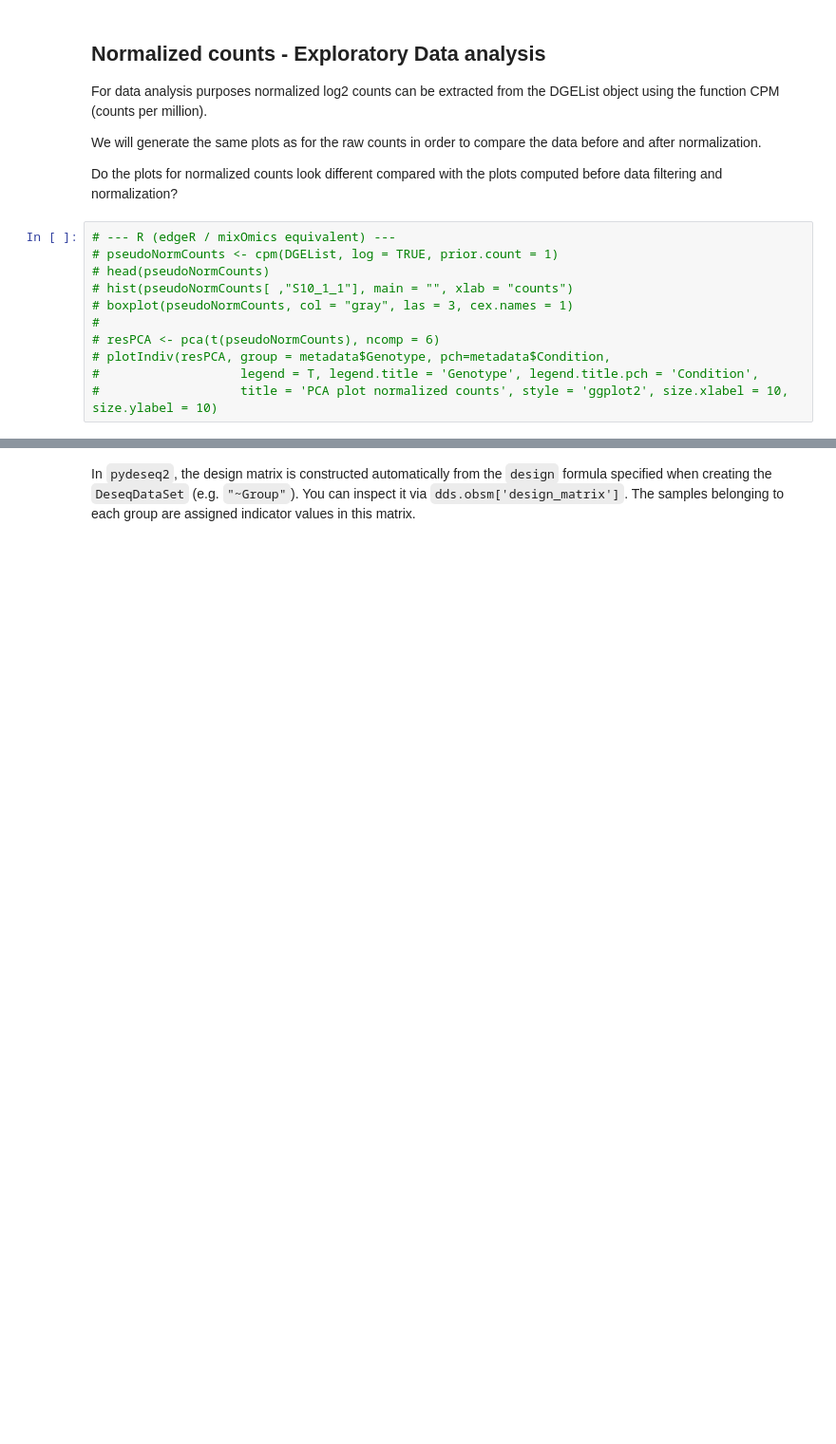
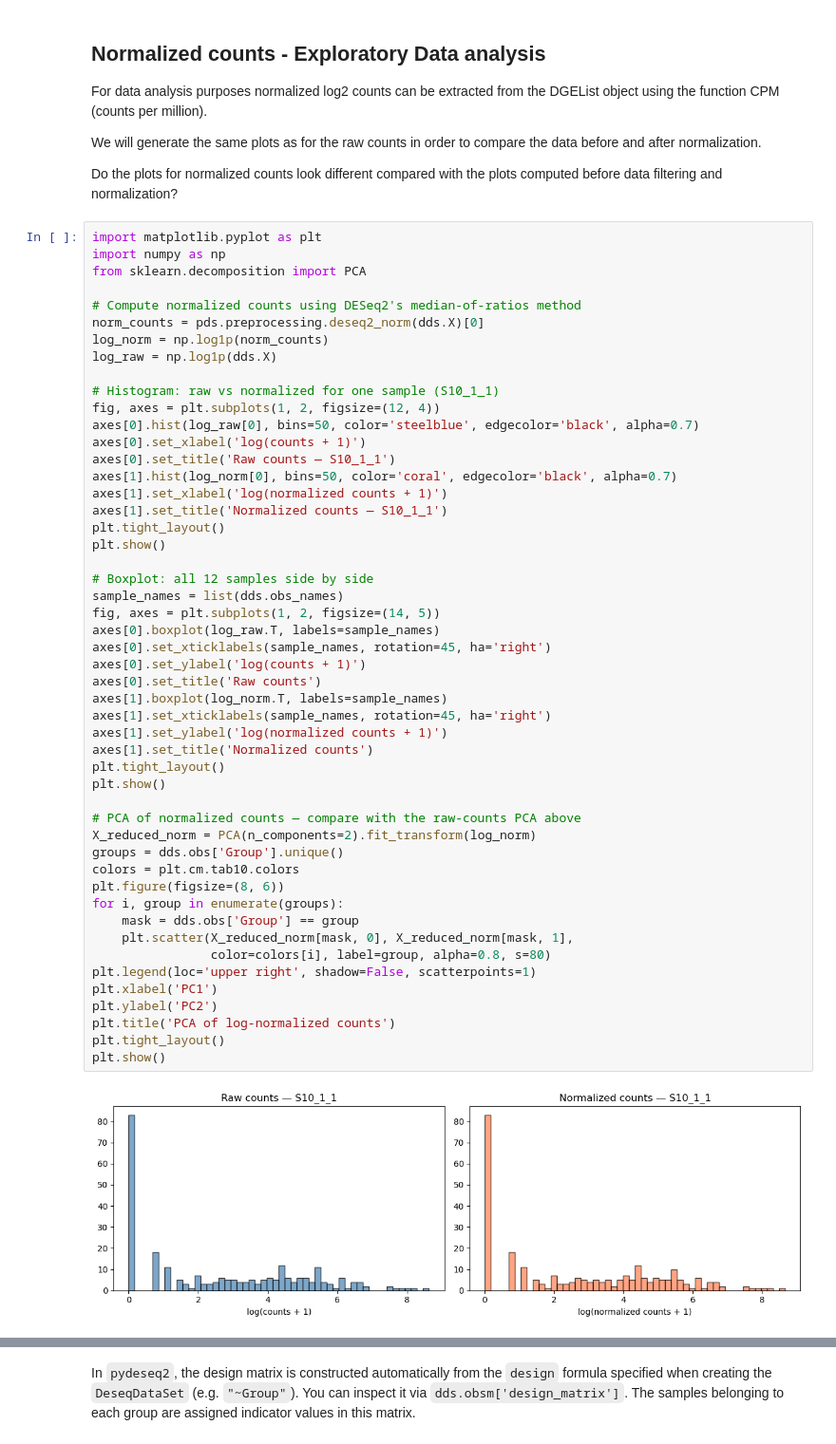
Before and after one commit to hds-sandbox/Intro-NGS-AU_course, a Jupyter notebook: Notebooks-dev/03_bulk_RNA_analysis_pydeseq2.ipynb, the cells around one changed output, grey strips where cells are left out. Shown at 95% size. Saved outputs shown, nothing was run; the diff lists cells and outputs as text; blank space fills up the shorter version.

```diff
--- a/Notebooks-dev/03_bulk_RNA_analysis_pydeseq2.ipynb
+++ b/Notebooks-dev/03_bulk_RNA_analysis_pydeseq2.ipynb
@@ -215,14 +271,55 @@ For data analysis purposes normalized log2 counts can be extracted from the DGEL
 We will generate the same plots as for the raw counts in order to compare the data before and after normalization.
 
 Do the plots for normalized counts look different compared with the plots computed before data filtering and normalization?
-# %%
-# --- R (edgeR / mixOmics equivalent) ---
-# pseudoNormCounts <- cpm(DGEList, log = TRUE, prior.count = 1)
-# head(pseudoNormCounts)
-# hist(pseudoNormCounts[ ,"S10_1_1"], main = "", xlab = "counts")
-# boxplot(pseudoNormCounts, col = "gray", las = 3, cex.names = 1)
-#
-# resPCA <- pca(t(pseudoNormCounts), ncomp = 6)
-# plotIndiv(resPCA, group = metadata$Genotype, pch=metadata$Condition,
-#                   legend = T, legend.title = 'Genotype', legend.title.pch = 'Condition',
-#                   title = 'PCA plot normalized counts', style = 'ggplot2', size.xlabel = 10, size.ylabel = 10)
+# %%
+import matplotlib.pyplot as plt
+import numpy as np
+from sklearn.decomposition import PCA
+
+# Compute normalized counts using DESeq2's median-of-ratios method
+norm_counts = pds.preprocessing.deseq2_norm(dds.X)[0]
+log_norm = np.log1p(norm_counts)
+log_raw = np.log1p(dds.X)
+
+# Histogram: raw vs normalized for one sample (S10_1_1)
+fig, axes = plt.subplots(1, 2, figsize=(12, 4))
+axes[0].hist(log_raw[0], bins=50, color='steelblue', edgecolor='black', alpha=0.7)
+axes[0].set_xlabel('log(counts + 1)')
+axes[0].set_title('Raw counts — S10_1_1')
+axes[1].hist(log_norm[0], bins=50, color='coral', edgecolor='black', alpha=0.7)
+axes[1].set_xlabel('log(normalized counts + 1)')
+axes[1].set_title('Normalized counts — S10_1_1')
+plt.tight_layout()
+plt.show()
+
+# Boxplot: all 12 samples side by side
+sample_names = list(dds.obs_names)
+fig, axes = plt.subplots(1, 2, figsize=(14, 5))
+axes[0].boxplot(log_raw.T, labels=sample_names)
+axes[0].set_xticklabels(sample_names, rotation=45, ha='right')
+axes[0].set_ylabel('log(counts + 1)')
+axes[0].set_title('Raw counts')
+axes[1].boxplot(log_norm.T, labels=sample_names)
+axes[1].set_xticklabels(sample_names, rotation=45, ha='right')
+axes[1].set_ylabel('log(normalized counts + 1)')
+axes[1].set_title('Normalized counts')
+plt.tight_layout()
+plt.show()
+
+# PCA of normalized counts — compare with the raw-counts PCA above
+X_reduced_norm = PCA(n_components=2).fit_transform(log_norm)
+groups = dds.obs['Group'].unique()
+colors = plt.cm.tab10.colors
+plt.figure(figsize=(8, 6))
+for i, group in enumerate(groups):
+    mask = dds.obs['Group'] == group
+    plt.scatter(X_reduced_norm[mask, 0], X_reduced_norm[mask, 1],
+                color=colors[i], label=group, alpha=0.8, s=80)
+plt.legend(loc='upper right', shadow=False, scatterpoints=1)
+plt.xlabel('PC1')
+plt.ylabel('PC2')
+plt.title('PCA of log-normalized counts')
+plt.tight_layout()
+plt.show()
+# %% [output]
+[figure, added]
```
Also changed, not shown: parts of 72 cells of this notebook, 1 other file.
